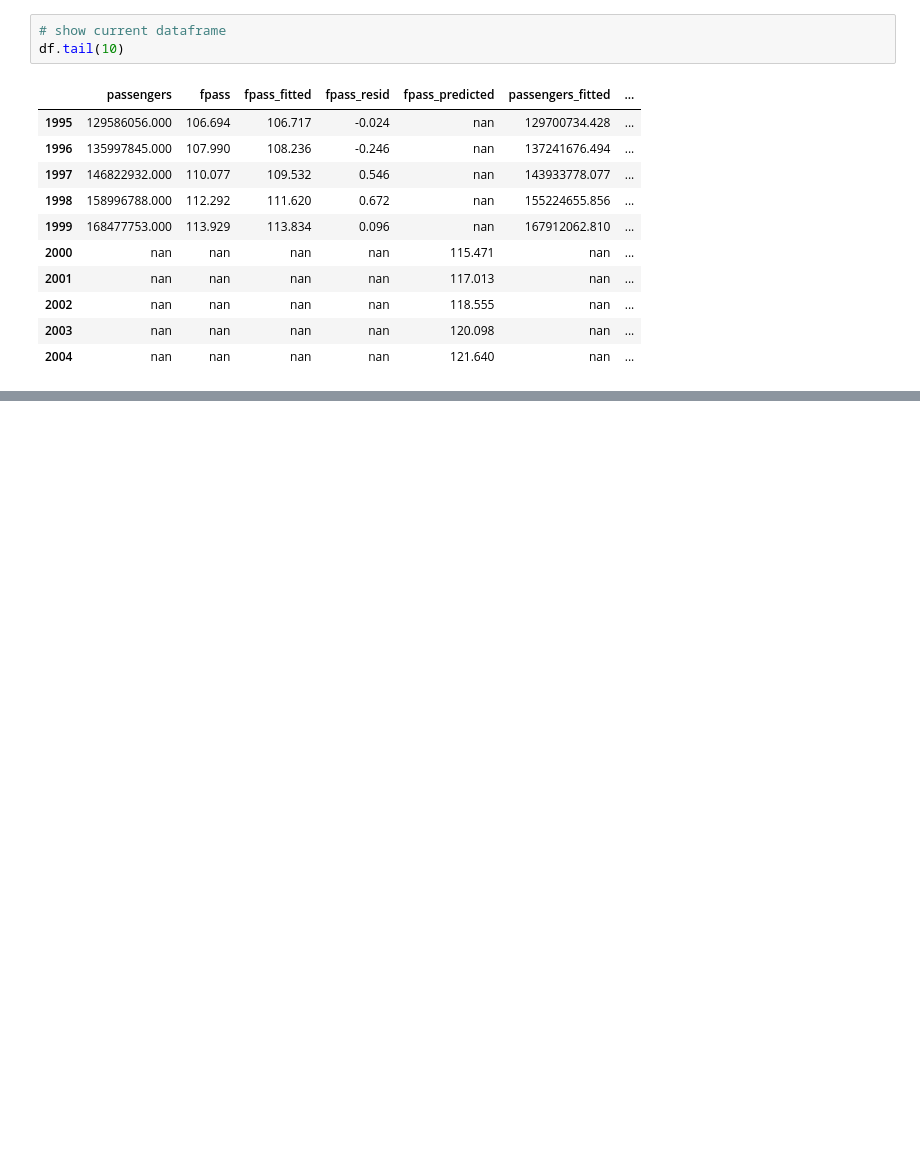
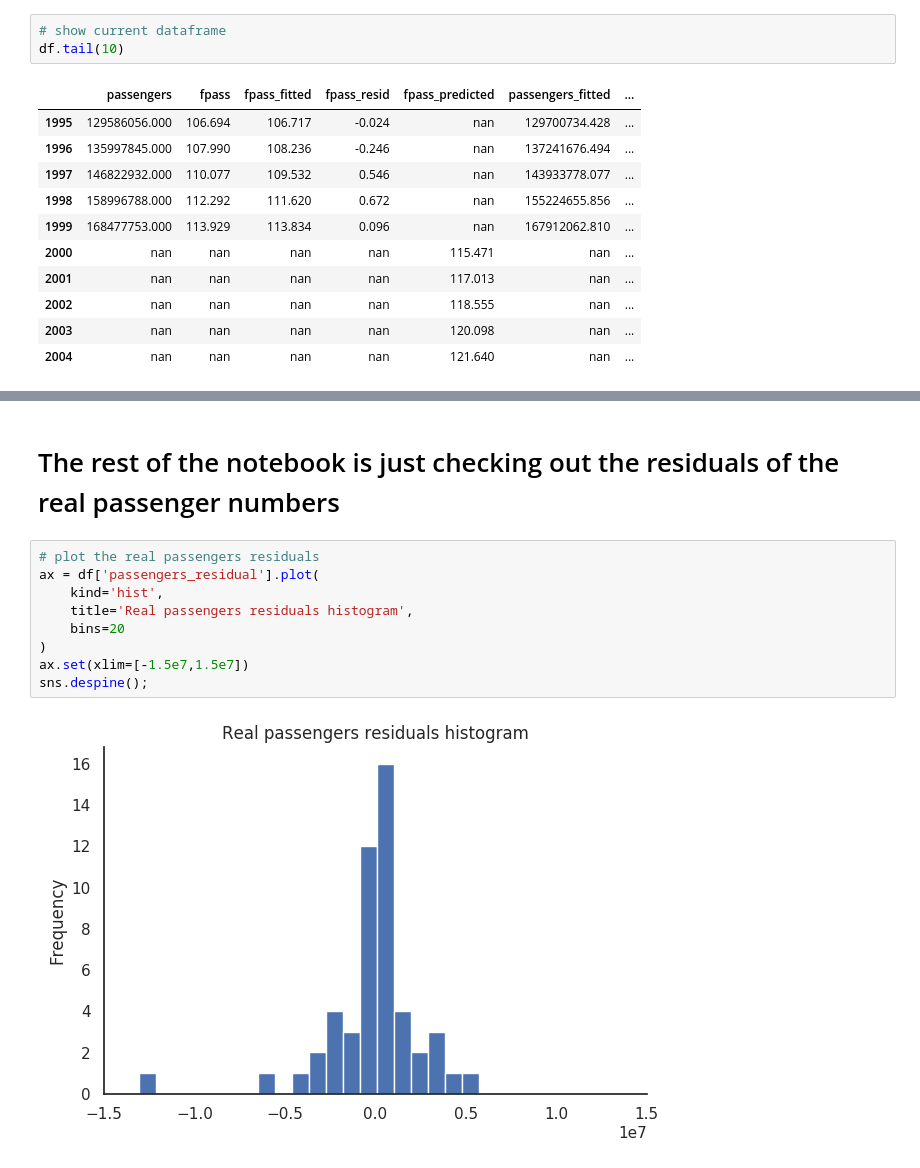
Before and after one commit to SandervandenOord/M249, a Jupyter notebook: notebooks/5_1_Holt_Exponential_Smoothing.ipynb, the cells around one changed output, grey strips where cells are left out. Cells and saved outputs as stored; diff of their text form; blank space fills up the shorter version.

Commit message:
analyzing residuals

```diff
--- a/notebooks/5_1_Holt_Exponential_Smoothing.ipynb
+++ b/notebooks/5_1_Holt_Exponential_Smoothing.ipynb
@@ -144,0 +158,13 @@ sns.despine();
+# %% [markdown]
+# The rest of the notebook is just checking out the residuals of the real passenger numbers
+# %%
+# plot the real passengers residuals
+ax = df['passengers_residual'].plot(
+    kind='hist',
+    title='Real passengers residuals histogram',
+    bins=20
+)
+ax.set(xlim=[-1.5e7,1.5e7])
+sns.despine();
+# %% [output]
+[figure, added]
```
Also changed, not shown: parts of 8 cells of this notebook.
